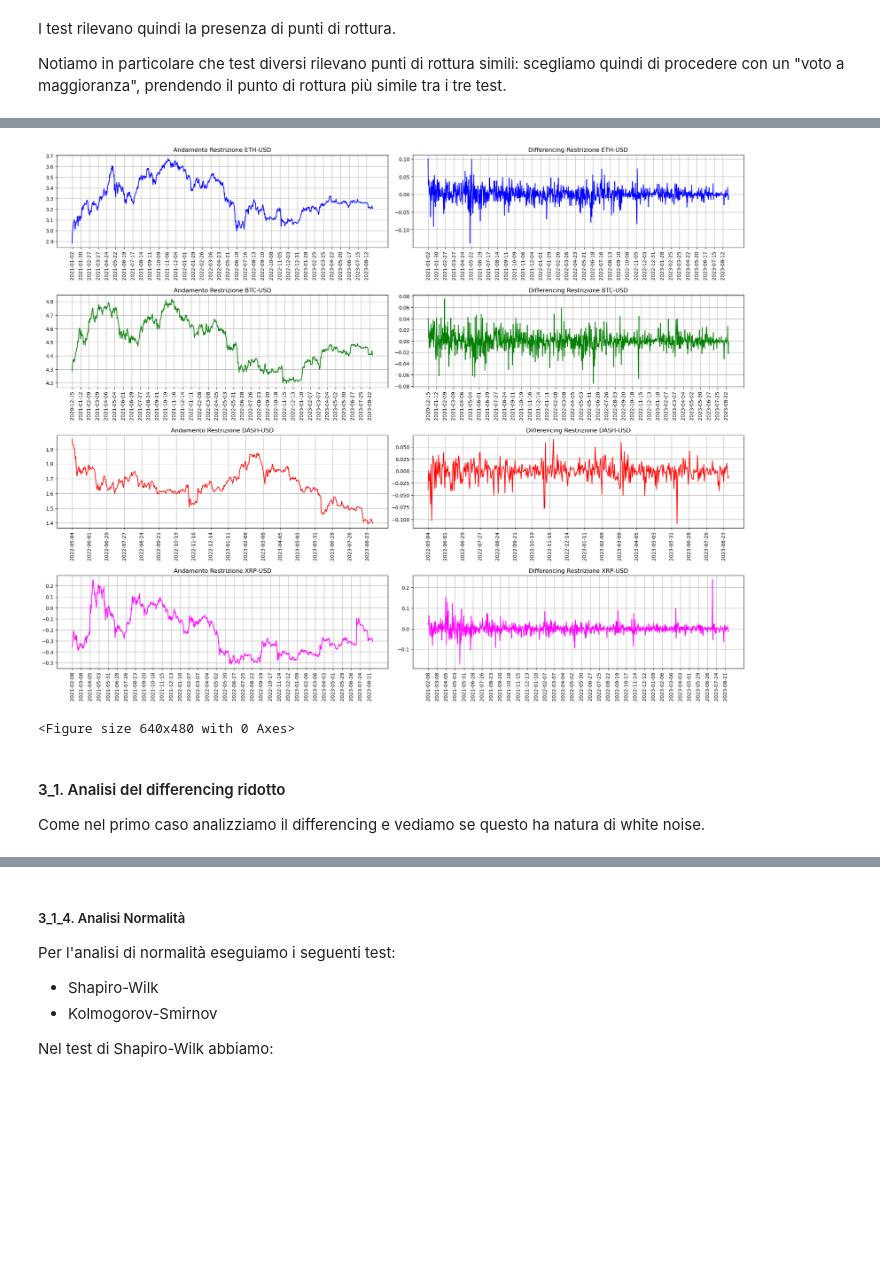
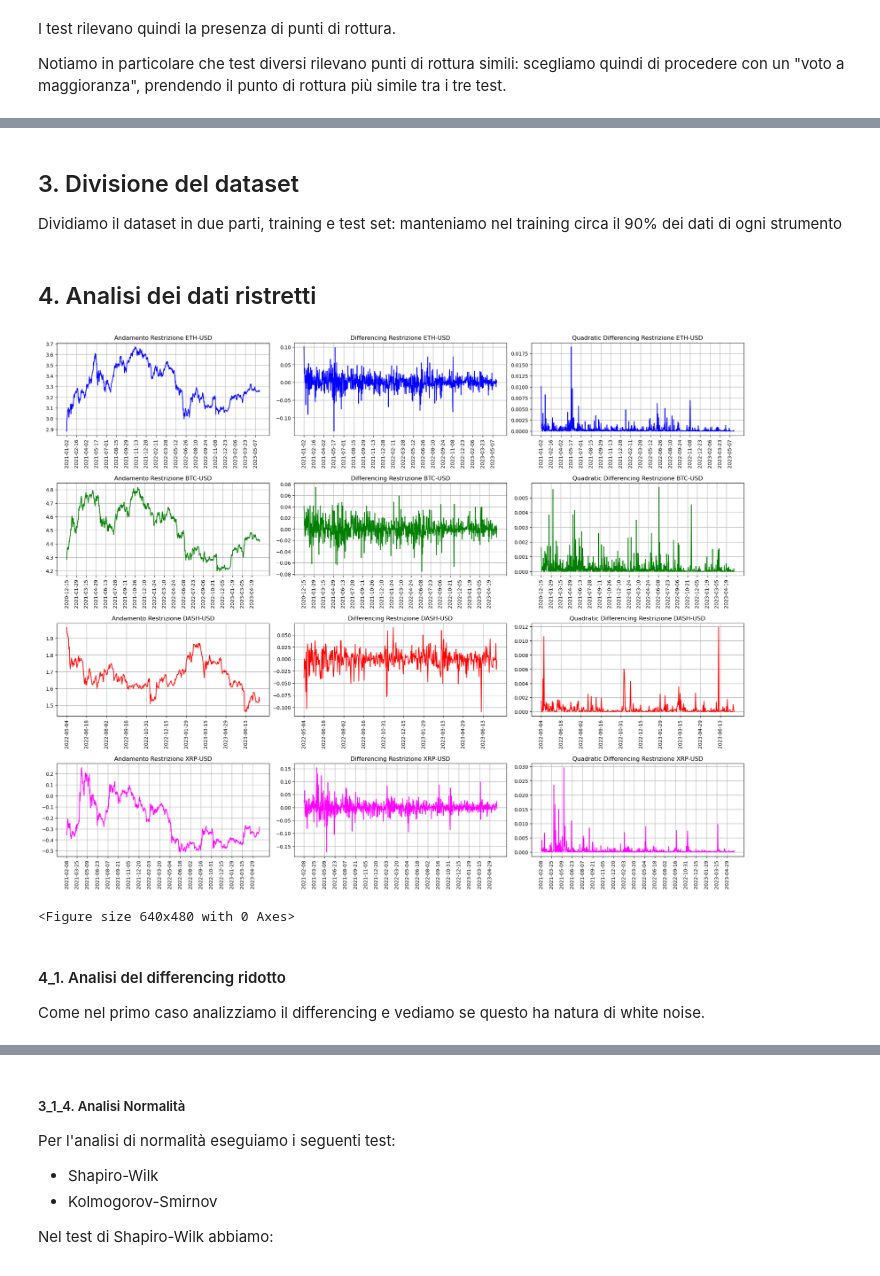
Before and after one commit to SimoneNicosanti/MPSMF_Project, a Jupyter notebook: Progetto.ipynb, the cells around one changed output, grey strips where cells are left out. Saved outputs shown, nothing was run; the diff lists cells and outputs as text; code cells hidden in the pictures; blank space fills up the shorter version.

```diff
--- a/Progetto.ipynb
+++ b/Progetto.ipynb
@@ -625,12 +756,12 @@ i = 0
 for crypto in cryptoList :
     axs[i].set_xticks(np.arange(0, N_LAGS, 1))
     axs[i].set_xticklabels(np.arange(0, N_LAGS, 1))
-    plot_acf(x = differencingDict[crypto], ax = ax[i][0], lags = N_LAGS, title = crypto + " Differencing Autocorrelation", zero = False, auto_ylims = True)
+    plot_acf(x = differencingDict[crypto]["Diff"], ax = ax[i][0], lags = N_LAGS, title = crypto + " Differencing Autocorrelation", zero = False, auto_ylims = True)
     i += 1
 
 i = 0
 for crypto in cryptoList :
-    plot_pacf(x = differencingDict[crypto], ax = ax[i][1], lags = N_LAGS, title = crypto + " Differencing Partial-Autocorrelation", zero = False, auto_ylims = True)
+    plot_pacf(x = differencingDict[crypto]["Diff"], ax = ax[i][1], lags = N_LAGS, title = crypto + " Differencing Partial-Autocorrelation", zero = False, auto_ylims = True)
     i += 1
 
 plt.show()
@@ -674,7 +805,7 @@ SIGNIFICANCE_LEVEL = 0.05
 # Esegue il test di normalità di Shapiro-Wilk
 shapiroTable = buildTable("Shapiro-Wilk", ["Crypto", "StatValue", "pValue", "Outcome"], ["left", "right", "right", "left"])
 for crypto in cryptoList:
-    statValue, pValue = shapiro(differencingDict[crypto])
+    statValue, pValue = shapiro(differencingDict[crypto]["Diff"])
     outcomeString = "Reject" if pValue < SIGNIFICANCE_LEVEL else "Accept"
     shapiroTable.add_row(crypto, str(statValue), str(pValue), outcomeString)
 console = Console()
@@ -682,7 +813,7 @@ console.print(shapiroTable)
 
 ksTable = buildTable("Kolmogorov-Smirnov", ["Crypto", "StatValue", "pValue", "Outcome"], ["left", "right", "right", "left"])
 for crypto in cryptoList:
-    statValue, pValue = kstest(differencingDict[crypto], norm.cdf)
+    statValue, pValue = kstest(differencingDict[crypto]["Diff"], norm.cdf)
     outcomeString = "Reject" if pValue < SIGNIFICANCE_LEVEL else "Accept"
     ksTable.add_row(crypto, str(statValue), str(pValue), outcomeString)
 console = Console()
@@ -820,7 +951,7 @@ legend_1 = True
 legend_2 = True
 legend_3 = True
 for crypto in cryptoList :
-    axs[i].plot(differencingDict[crypto], color = colors[i % len(colors)])
+    axs[i].plot(differencingDict[crypto]["Diff"], color = colors[i % len(colors)])
     axs[i].set_title("Andamento Differencing " + crypto)
     axs[i].grid(True)
 
@@ -856,3 +985,6 @@ Notiamo in particolare che test diversi rilevano punti di rottura simili: scegli
+# %% [markdown]
+## 3. Divisione del dataset
+Dividiamo il dataset in due parti, training e test set: manteniamo nel training circa il 90% dei dati di ogni strumento
 # %%
 cryptoBreakPointsIndexes = {
     "ETH-USD" : cryptoBreakPointsDict_1["ETH-USD"][2],
@@ -862,6 +994,7 @@ cryptoBreakPointsIndexes = {
 }
 # %%
 restrCryptoDataFrameDict : dict[str, pd.DataFrame] = {}
+restrQuadraticCryptoDataFrameDict : dict[str, pd.DataFrame] = {}
 restrDiffDataFrameDict : dict[str, pd.DataFrame] = {}
 
 for crypto in cryptoList :
@@ -871,6 +1004,6 @@ for crypto in cryptoList :
     restrictedDataFrame.reset_index(drop = True, inplace = True)
     restrCryptoDataFrameDict[crypto] = restrictedDataFrame
 
-    restrictedDiffDataFrame : pd.DataFrame = differencingDict[crypto].iloc[differencingDict[crypto].index >= breakPoint]
+    restrictedDiffDataFrame : pd.DataFrame = differencingDict[crypto].iloc[differencingDict[crypto]["Diff"].index >= breakPoint]
     restrictedDiffDataFrame.reset_index(drop = True, inplace = True)
     restrDiffDataFrameDict[crypto] = restrictedDiffDataFrame
@@ -877,43 +1030,58 @@ for crypto in cryptoList :
+# %% [markdown]
+## 4. Analisi dei dati ristretti
 # %%
 colors = ["blue", "green", "red", "fuchsia"]
-figure, axs = plt.subplots(nrows = len(cryptoList), ncols = 2, figsize = (20,15))
+figure, axs = plt.subplots(nrows = len(cryptoList), ncols = 3, figsize = (20,15))
 figure.tight_layout(h_pad = 7.5, w_pad = 2)
 
-STEP = 28
+STEP = 45
 ROTATION = 90
 
 i = 0
 for crypto in cryptoList :
-    axs[i][0].plot(restrCryptoDataFrameDict[crypto]["LogClosePrice"], color = colors[i % len(colors)])
+    axs[i][0].plot(trainCryptoDict[crypto]["LogClosePrice"], color = colors[i % len(colors)])
     axs[i][0].set_title("Andamento Restrizione " + crypto)
     axs[i][0].grid(True)
 
-    xtickPoints = np.arange(start = 0, stop = restrCryptoDataFrameDict[crypto].shape[0], step = STEP)
-    xtickLabels = restrCryptoDataFrameDict[crypto]["Date"].iloc[xtickPoints]
+    xtickPoints = np.arange(start = 0, stop = trainCryptoDict[crypto].shape[0], step = STEP)
+    xtickLabels = trainCryptoDict[crypto]["Date"].iloc[xtickPoints]
     axs[i][0].set_xticks(xtickPoints)
     axs[i][0].set_xticklabels(xtickLabels, rotation = ROTATION)
 
     i += 1
 
 i = 0
 for crypto in cryptoList :
-    axs[i][1].plot(restrDiffDataFrameDict[crypto], color = colors[i % len(colors)])
+    axs[i][1].plot(trainCryptoDiffDict[crypto]["Diff"], color = colors[i % len(colors)])
     axs[i][1].set_title("Differencing Restrizione " + crypto)
     axs[i][1].grid(True)
 
-    xtickPoints = np.arange(start = 0, stop = restrCryptoDataFrameDict[crypto].shape[0], step = STEP)
-    xtickLabels = restrCryptoDataFrameDict[crypto]["Date"].iloc[xtickPoints]
+    xtickPoints = np.arange(start = 0, stop = trainCryptoDict[crypto].shape[0], step = STEP)
+    xtickLabels = trainCryptoDict[crypto]["Date"].iloc[xtickPoints]
     axs[i][1].set_xticks(xtickPoints)
     axs[i][1].set_xticklabels(xtickLabels, rotation = ROTATION)
 
     i += 1
 
+i = 0
+for crypto in cryptoList :
+    axs[i][2].plot(trainCryptoDiffDict[crypto]["QuadDiff"], color = colors[i % len(colors)])
+    axs[i][2].set_title("Quadratic Differencing Restrizione " + crypto)
+    axs[i][2].grid(True)
+
+    xtickPoints = np.arange(start = 0, stop = trainCryptoDict[crypto].shape[0], step = STEP)
+    xtickLabels = trainCryptoDict[crypto]["Date"].iloc[xtickPoints]
+    axs[i][2].set_xticks(xtickPoints)
+    axs[i][2].set_xticklabels(xtickLabels, rotation = ROTATION)
+
+    i += 1
+
 plt.show()
 plt.clf()
 # %% [output]
-[figure, old version]
+[figure, new version]
 <Figure size 640x480 with 0 Axes>
 # %% [markdown]
-#### 3_1. Analisi del differencing ridotto
+#### 4_1. Analisi del differencing ridotto
 Come nel primo caso analizziamo il differencing e vediamo se questo ha natura di white noise.
 # %% [markdown]
```
Also changed, not shown: parts of 23 cells of this notebook.
